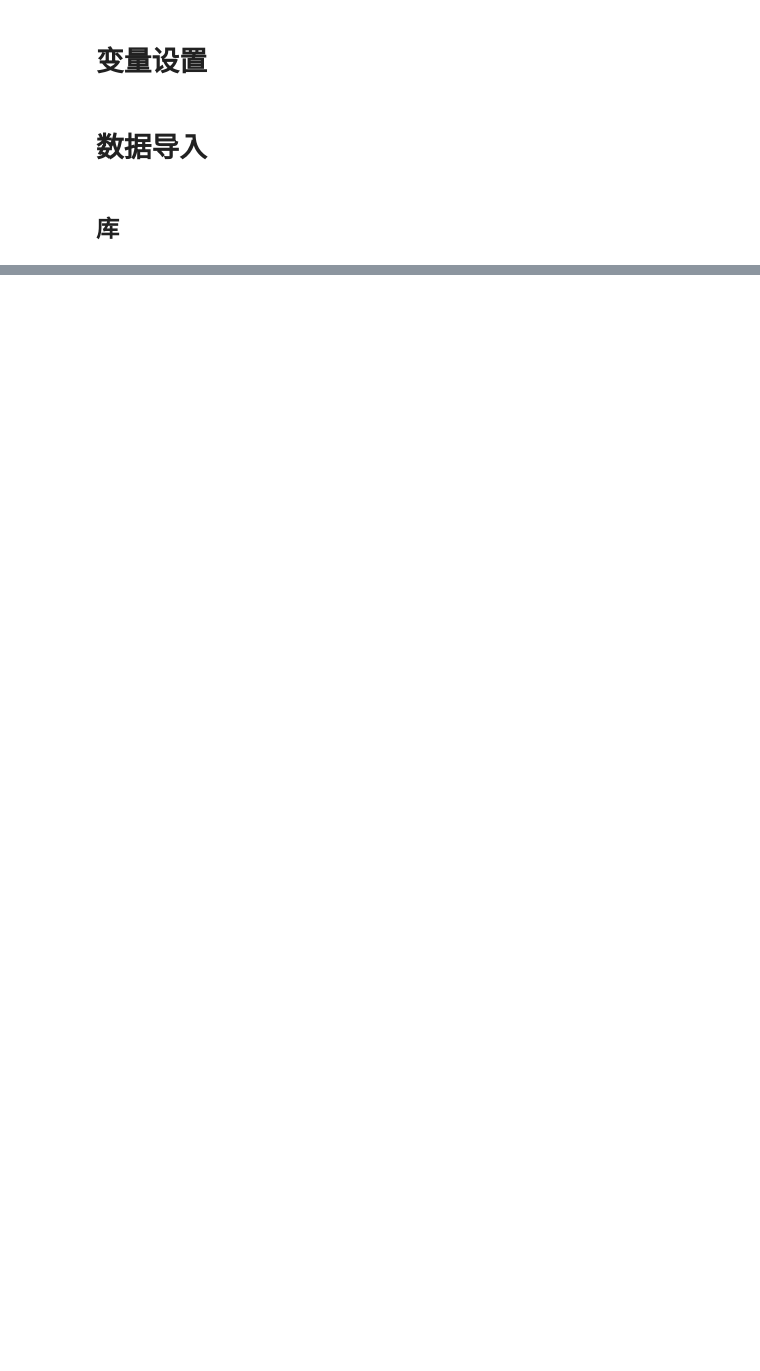
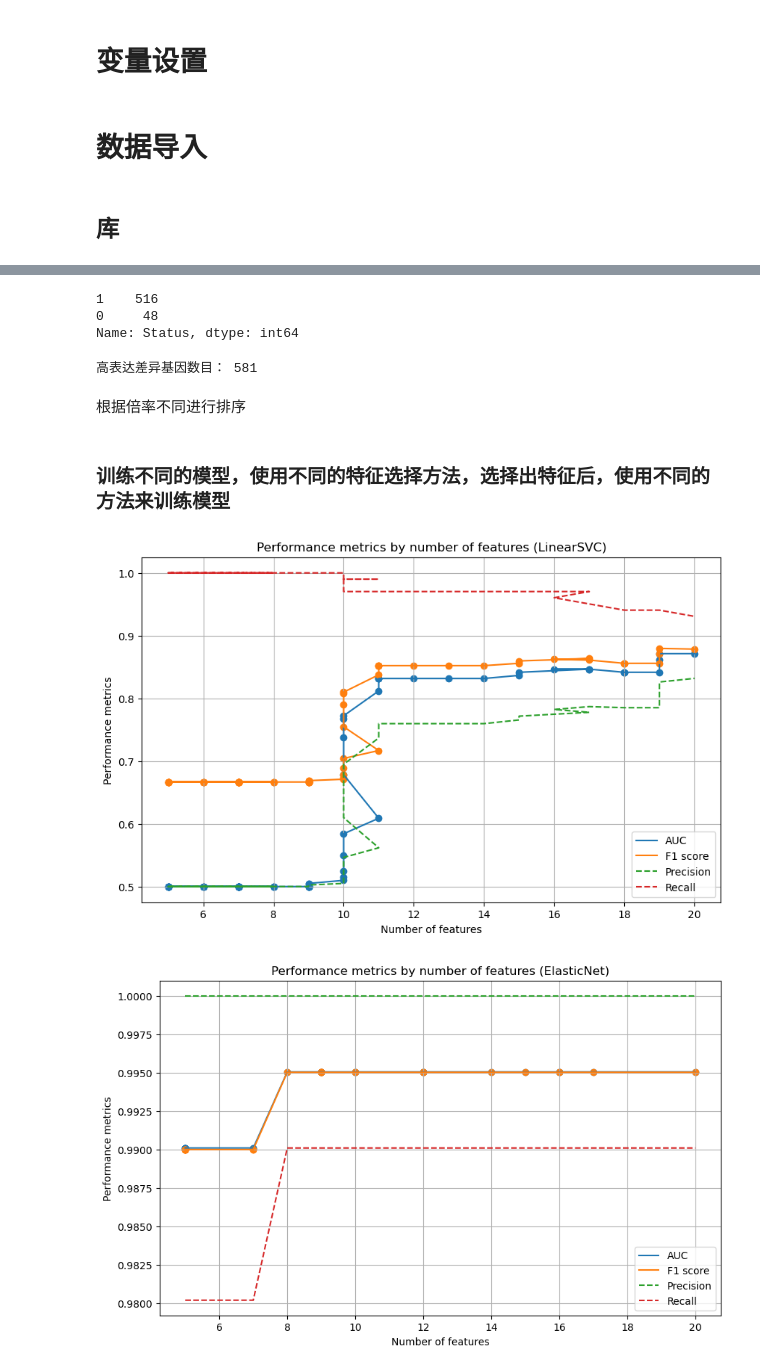
Before and after one commit to yeouyang326/digital-encoding-of-miRNA, a Jupyter notebook: tcga.ipynb, the cells around one changed output, grey strips where cells are left out. Saved outputs shown, nothing was run; the diff lists cells and outputs as text; code cells hidden in the pictures; blank space fills up the shorter version.

```diff
--- a/tcga.ipynb
+++ b/tcga.ipynb
@@ -60,0 +89,2 @@ if not os.path.exists(pkl_file_path):
+# %%
+final_results = pd.DataFrame(columns=['method', 'model', 'n', 'acc', 'auc', 'f1', 'precision', 'recall', 'confusionmatrix','coef', 'coef_rounded', 'found_coef', 'multiple_times','intercept', 'miRNA_ID'])
@@ -60,0 +393,70 @@ if not os.path.exists(pkl_file_path):
+# %%
+train_data = df_transposed.copy()
+train_data["Status"].value_counts()
+# %% [output]
+1    516
+0     48
+Name: Status, dtype: int64
+# %%
+higher_columns, higher_times = get_higher_columns(train_data, 3)
+print('高表达差异基因数目：', len(higher_columns))
+# %% [output]
+高表达差异基因数目： 581
+# %% [markdown]
+根据倍率不同进行排序
+# %%
+data_higher, data_higher_times = sort_higher_columns(train_data, higher_columns, higher_times)
+X_train, X_test, y_train, y_test = train_test_split(data_higher.drop(['Status'], axis=1), data_higher['Status'], test_size=0.2, random_state=42)
+# X_train, y_train = sm.fit_resample(data_higher, data_higher['Status'])
+# smote
+sm = SMOTE(random_state=42)
+X_train, y_train = sm.fit_resample(X_train, y_train)
+X_test, y_test= sm.fit_resample(X_test, y_test)
+# %% [markdown]
+### 训练不同的模型，使用不同的特征选择方法，选择出特征后，使用不同的方法来训练模型
+# %%
+final_results = pd.DataFrame(columns=['method', 'model', 'n', 'acc', 'auc', 'f1', 'precision', 'recall', 'f2','f05', 'confusionmatrix','coef', 'coef_rounded', 'found_coef', 'multiple_times','delta','intercept','balanced', 'gene_id', 'gene_symbol', 'gb_acc'])
+max_run_num = 300
+C_values = np.logspace(-9, 0, num=max_run_num, base=10)
+alpha_values = np.logspace(15, -5, num=max_run_num, base=10)
+
+# LinearSVC
+lsvc = LinearSVC(penalty="l1", dual=False)
+lsvc_params = [{'C': C} for C in C_values]
+evaluate_classifier(lsvc, 'LinearSVC', 'lsvc', X_train, y_train, X_test, y_test, lsvc_params)
+# Elastic-Net
+#    encv = ElasticNetCV(l1_ratio=1-np.logspace(-3, -0.1, num=10, base=10), n_alphas=200, max_iter=5000, n_jobs=10, selection='cyclic')
+#    encv.fit(X_train, y_train)
+#    print('-'*60)
+#    print('ElasticNetCV')
+#    print('best l1_ratio:', encv.l1_ratio_)
+#    print('selected features:', X_train.columns[encv.coef_ != 0].values)
+#    print('n features:', encv.n_features_in_)
+en = ElasticNet(alpha=0.1, l1_ratio=0.75, max_iter=5000, selection='cyclic')
+en_params = [{'alpha': alpha} for alpha in alpha_values]
+evaluate_classifier(en, 'ElasticNet', 'en', X_train, y_train, X_test, y_test, en_params)
+# LogisticRegression
+#       lrcv = LogisticRegressionCV(penalty='l1', solver='liblinear', max_iter=10000, n_jobs=-1)
+#       lrcv.fit(X_train, y_train)
+#       print('-'*60)
+#       print('LogisticRegressionCV')
+#       print('best C:', lrcv.C_)
+# print('selected features:', X_train.columns[lrcv.coef_ != 0].values)
+# print('n features:', lrcv.n_features_in_)
+lr = LogisticRegression(penalty='l1', solver='liblinear')
+lr_params = [{'C': C} for C in C_values]
+evaluate_classifier(lr, 'LogisticRegression', 'lr', X_train, y_train, X_test, y_test, lr_params)
+# Lasso
+#       lassocv = LassoCV(max_iter=5000, n_jobs=-1)
+#       lassocv.fit(X_train, y_train)
+#       print('-'*60)
+#       print('LassoCV')
+#       print('best alpha:', lassocv.alpha_)
+#       print('selected features:', X_train.columns[lassocv.coef_ != 0].values)
+#       print('n features:', lassocv.n_features_in_)
+lasso = Lasso(alpha=0.1, max_iter=5000)
+lasso_params = [{'alpha': alpha} for alpha in alpha_values]
+evaluate_classifier(lasso, 'lasso', 'lasso', X_train, y_train, X_test, y_test, lasso_params)
+# %% [output]
+[figure, added]
+[figure, added]
```
Also changed, not shown: parts of 38 cells of this notebook.
